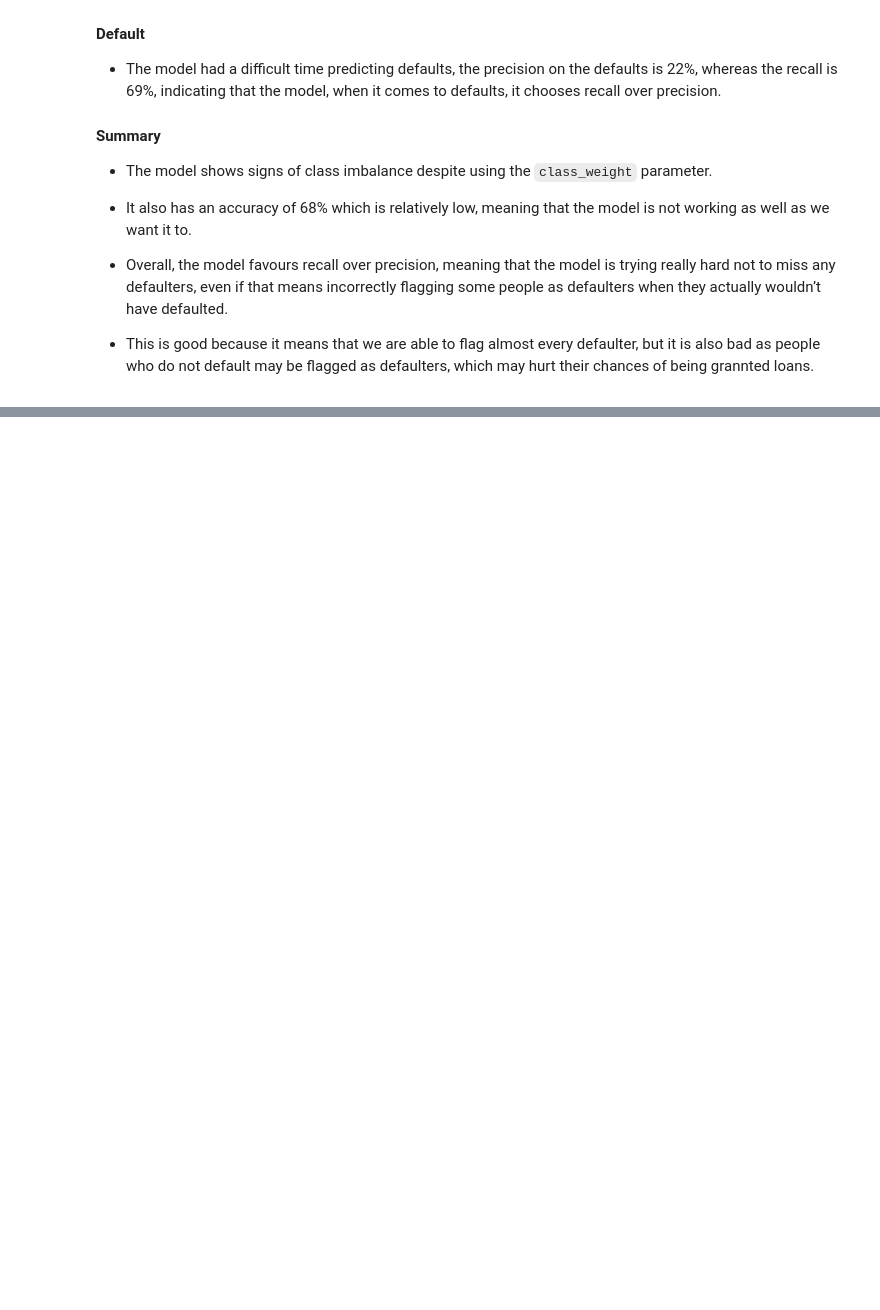
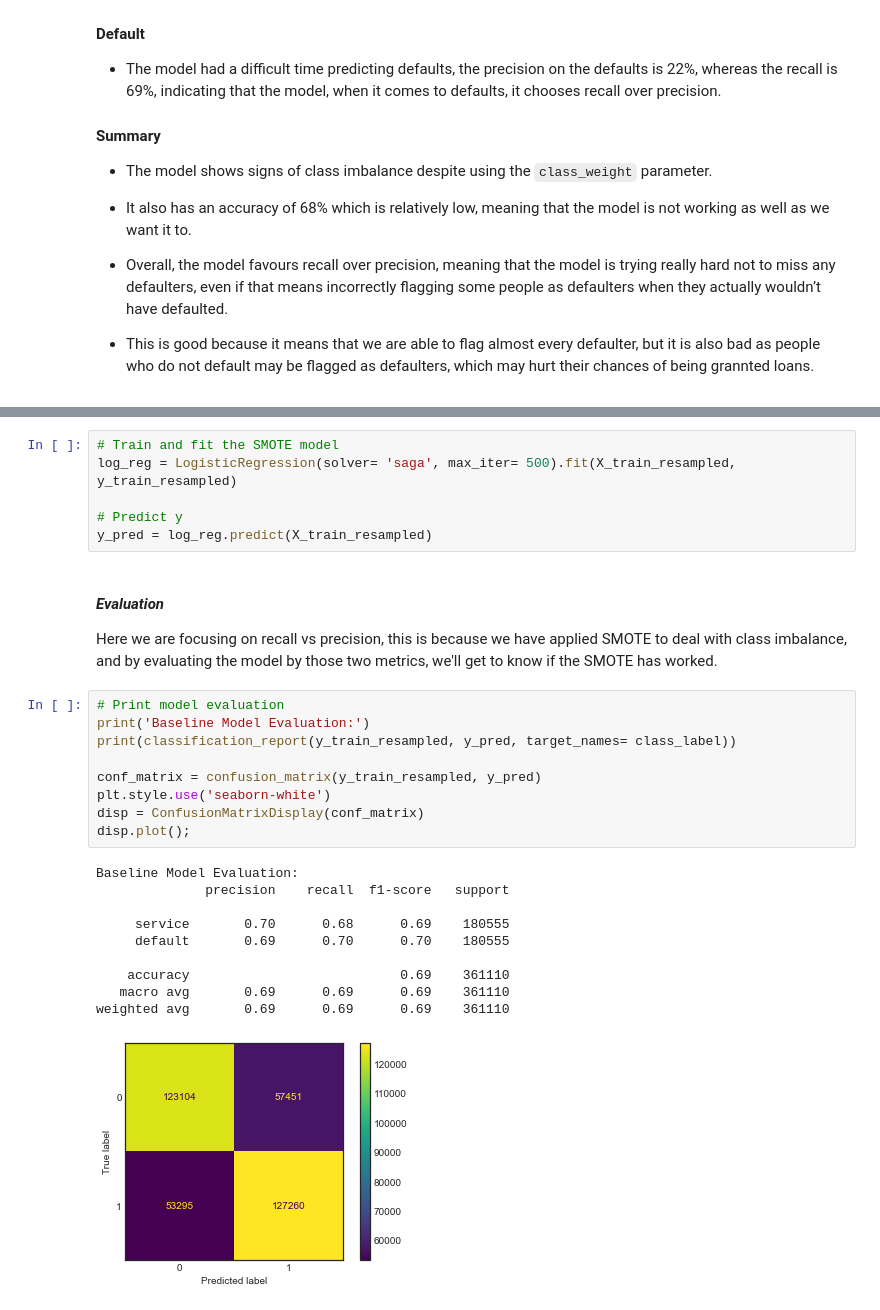
Before and after one commit to Assesa44/Who-Will-Default-, a Jupyter notebook: Notebooks/02_preprocessing_modeling.ipynb, the cells around one changed output, grey strips where cells are left out. Drawn from its saved outputs; the diff is of its cells as text; blank space fills up the shorter version.

```diff
--- a/Notebooks/02_preprocessing_modeling.ipynb
+++ b/Notebooks/02_preprocessing_modeling.ipynb
@@ -181,0 +207,29 @@ weighted avg       0.86      0.68      0.73    204277
+# %%
+# Train and fit the SMOTE model
+log_reg = LogisticRegression(solver= 'saga', max_iter= 500).fit(X_train_resampled, y_train_resampled)
+
+# Predict y
+y_pred = log_reg.predict(X_train_resampled)
+# %% [markdown]
+#### *Evaluation*
+Here we are focusing on recall vs precision, this is because we have applied SMOTE to deal with class imbalance, and by evaluating the model by those two metrics, we'll get to know if the SMOTE has worked.
+# %%
+# Print model evaluation
+print('Baseline Model Evaluation:')
+print(classification_report(y_train_resampled, y_pred, target_names= class_label))
+
+conf_matrix = confusion_matrix(y_train_resampled, y_pred)
+plt.style.use('seaborn-white')
+disp = ConfusionMatrixDisplay(conf_matrix)
+disp.plot();
+# %% [output]
+Baseline Model Evaluation:
+              precision    recall  f1-score   support
+
+     service       0.70      0.68      0.69    180555
+     default       0.69      0.70      0.70    180555
+
+    accuracy                           0.69    361110
+   macro avg       0.69      0.69      0.69    361110
+weighted avg       0.69      0.69      0.69    361110
+[figure, added]
```
Also changed, not shown: parts of 5 cells of this notebook.
